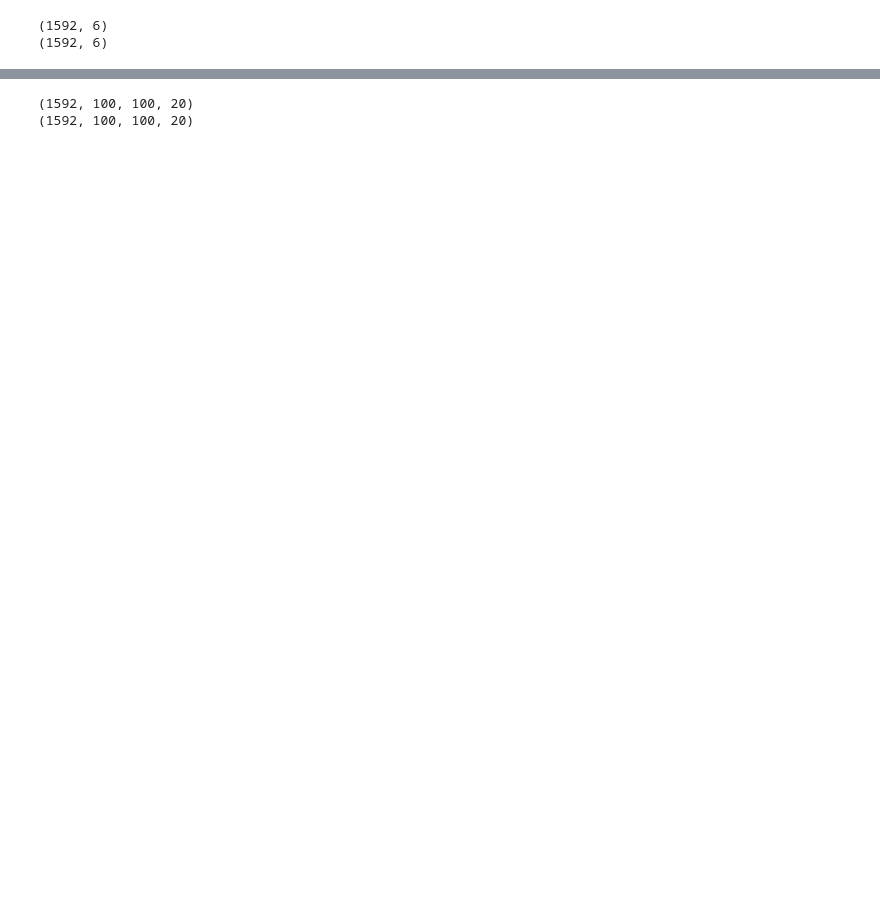
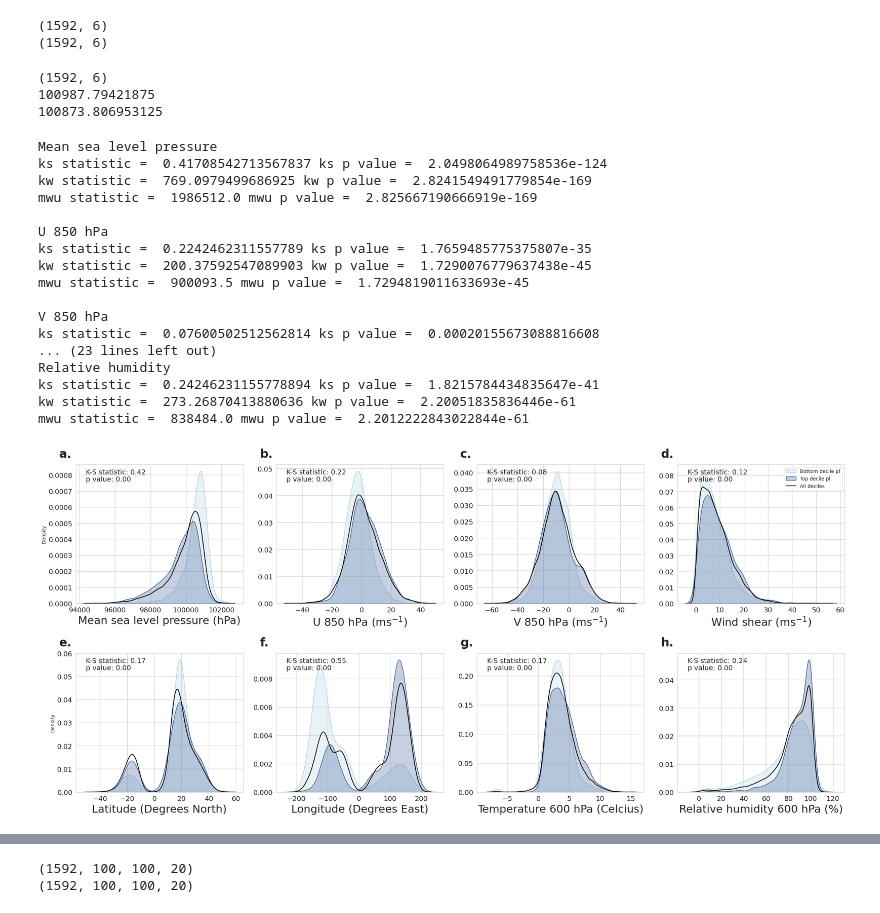
Before and after one commit to vosps/tropical_cyclone, a Jupyter notebook: tracking/9_interpretability.ipynb, the cells around one changed output, grey strips where cells are left out. Saved outputs shown, nothing was run; the diff lists cells and outputs as text; code cells hidden in the pictures; blank space fills up the shorter version.

```diff
--- a/tracking/9_interpretability.ipynb
+++ b/tracking/9_interpretability.ipynb
@@ -22,3 +24,24 @@ from matplotlib.colorbar import ColorbarBase
+# %%
+def calc_kstest(d1,d2,confidence_level,alternative='two_sided'):
+    if d1.ndim == 1:
+        ks = stats.ks_2samp(d1, d2, alternative=alternative)
+        return ks[0],ks[1]
+    else:
+
+        n_samples,n_vars = d1.shape
+        threshold = 100 - confidence_level
+        vars = ['Mean sea level pressure', 'U 850 hPa', 'V 850 hPa', 'Wind shear', 'Latitude', 'Longitude','Temperature','Relative humidity']
+        for i in range(n_vars):
+            ks = stats.ks_2samp(d1[:,i], d2[:,i], alternative=alternative)
+            print(f'{vars[i]}')
+            print('ks statistic = ',ks[0],'ks p value = ',ks[1])
+
+            kw = stats.kruskal(d1[:,i], d2[:,i])
+            print('kw statistic = ',kw[0],'kw p value = ',kw[1])
+
+            mwu = stats.mannwhitneyu(d1[:,i], d2[:,i])
+            print('mwu statistic = ',mwu[0],'mwu p value = ',mwu[1])
+            print('')
 # %%
 disc_pred = np.load('/user/home/al18709/work/gan_predictions_20/validation_disc_pred-opt_modular_part2_raw.npy')
 gen_pred = np.load('/user/home/al18709/work/gan_predictions_20/validation_pred-opt_modular_part2_raw.npy')
@@ -31,4 +54,5 @@ patchloss_disc_pred = np.load('/user/home/al18709/work/gan_predictions_20/valida
 patchloss_gen_pred = np.load('/user/home/al18709/work/gan_predictions_20/validation_pred-opt_modular_part2_patchloss_raw.npy')
 
 inputs = np.load('/user/work/al18709/tc_data_flipped/KE_tracks/valid_X.npy')
+inputs_more = np.load('/user/work/al18709/tc_data_flipped/KE_tracks/all_valid_X.npy')
 training_inputs = np.load('/user/work/al18709/tc_data_flipped/KE_tracks/train_X.npy')
@@ -141,0 +131,13 @@ pl_100 = inputs[(patchloss_disc_pred[:,0,0] > limitpl[9]) & (patchloss_disc_pred
+# %%
+def calc_percentiles(i,d_p,l):
+    p_10 = i[(d_p[:,0,0] > l[0]) & (d_p[:,0,0] < l[1]),:]
+    p_20 = i[(d_p[:,0,0] > l[1]) & (d_p[:,0,0] < l[2]),:]
+    p_30 = i[(d_p[:,0,0] > l[2]) & (d_p[:,0,0] < l[3]),:]
+    p_40 = i[(d_p[:,0,0] > l[3]) & (d_p[:,0,0] < l[4]),:]
+    p_50 = i[(d_p[:,0,0] > l[4]) & (d_p[:,0,0] < l[5]),:]
+    p_60 = i[(d_p[:,0,0] > l[5]) & (d_p[:,0,0] < l[6]),:]
+    p_70 = i[(d_p[:,0,0] > l[6]) & (d_p[:,0,0] < l[7]),:]
+    p_80 = i[(d_p[:,0,0] > l[7]) & (d_p[:,0,0] < l[8]),:]
+    p_90 = i[(d_p[:,0,0] > l[8]) & (d_p[:,0,0] < l[9]),:]
+    p_100 = i[(d_p[:,0,0] > l[9]) & (d_p[:,0,0] < l[10]),:]
+    return p_10,p_20,p_30,p_40,p_50,p_60,p_70,p_80,p_90,p_100
@@ -214,0 +271,12 @@ print(p_100.shape)
+# %%
+print(p_10.shape)
+print(p_10[0,0])
+print(p_10[1,0])
+# %% [output]
+(1592, 6)
+100987.79421875
+100873.806953125
+# %%
+p_10,p_20,p_30,p_40,p_50,p_60,p_70,p_80,p_90,p_100 = calc_percentiles(inputs_more,disc_pred,limits)
+pw_10,pw_20,pw_30,pw_40,pw_50,pw_60,pw_70,pw_80,pw_90,pw_100 = calc_percentiles(inputs_more,disc_weighted_pred,limitsw)
+pl_10,pl_20,pl_30,pl_40,pl_50,pl_60,pl_70,pl_80,pl_90,pl_100 = calc_percentiles(inputs_more,patchloss_disc_pred,limitpl)
@@ -214,0 +291,24 @@ print(p_100.shape)
+# %%
+plot_kdes(p_10,p_20,p_30,p_40,p_50,p_60,p_70,p_80,p_90,p_100,inputs_more,'figure_9a_inputs_5.png',"#A8CCE3","#204587",all_deciles=False)
+calc_kstest(p_10,p_100,95)
+# calc_distance(p_10,p_100)
+# The KS test statistic is defined as the maximum value of the difference between A and B’s cumulative distribution functions (CDF).
+# %% [output]
+Mean sea level pressure
+ks statistic =  0.41708542713567837 ks p value =  2.0498064989758536e-124
+kw statistic =  769.0979499686925 kw p value =  2.8241549491779854e-169
+mwu statistic =  1986512.0 mwu p value =  2.825667190666919e-169
+
+U 850 hPa
+ks statistic =  0.2242462311557789 ks p value =  1.7659485775375807e-35
+kw statistic =  200.37592547089903 kw p value =  1.7290076779637438e-45
+mwu statistic =  900093.5 mwu p value =  1.7294819011633693e-45
+
+V 850 hPa
+ks statistic =  0.07600502512562814 ks p value =  0.00020155673088816608
+... (23 lines left out)
+Relative humidity
+ks statistic =  0.24246231155778894 ks p value =  1.8215784434835647e-41
+kw statistic =  273.26870413880636 kw p value =  2.20051835836446e-61
+mwu statistic =  838484.0 mwu p value =  2.2012222843022844e-61
+[figure, added]
```
Also changed, not shown: parts of 25 cells of this notebook, 9 other files.
